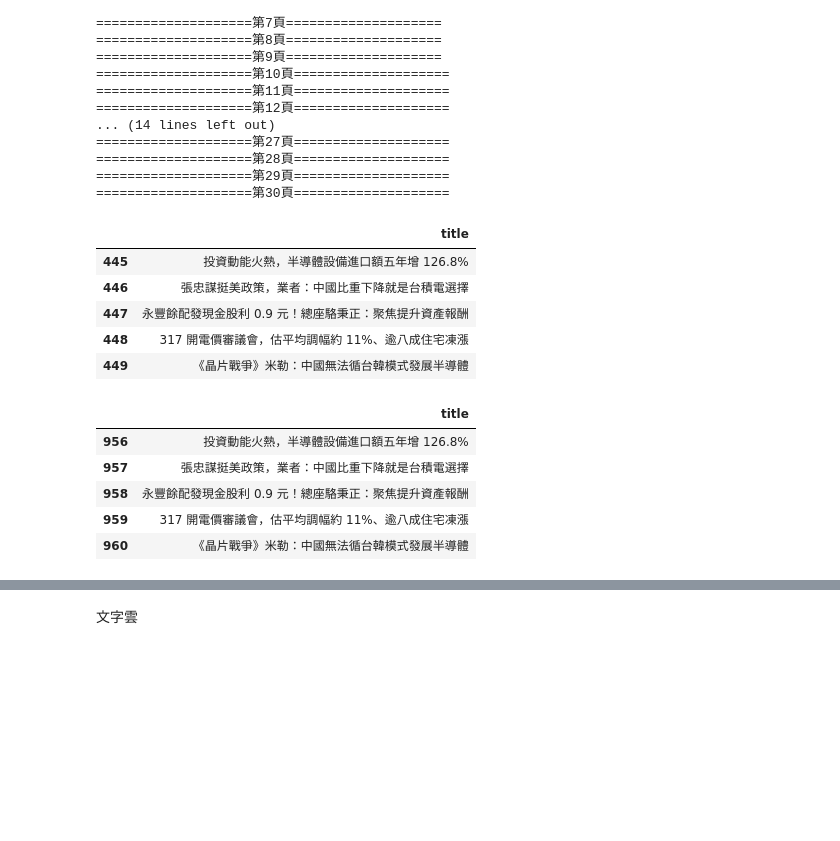
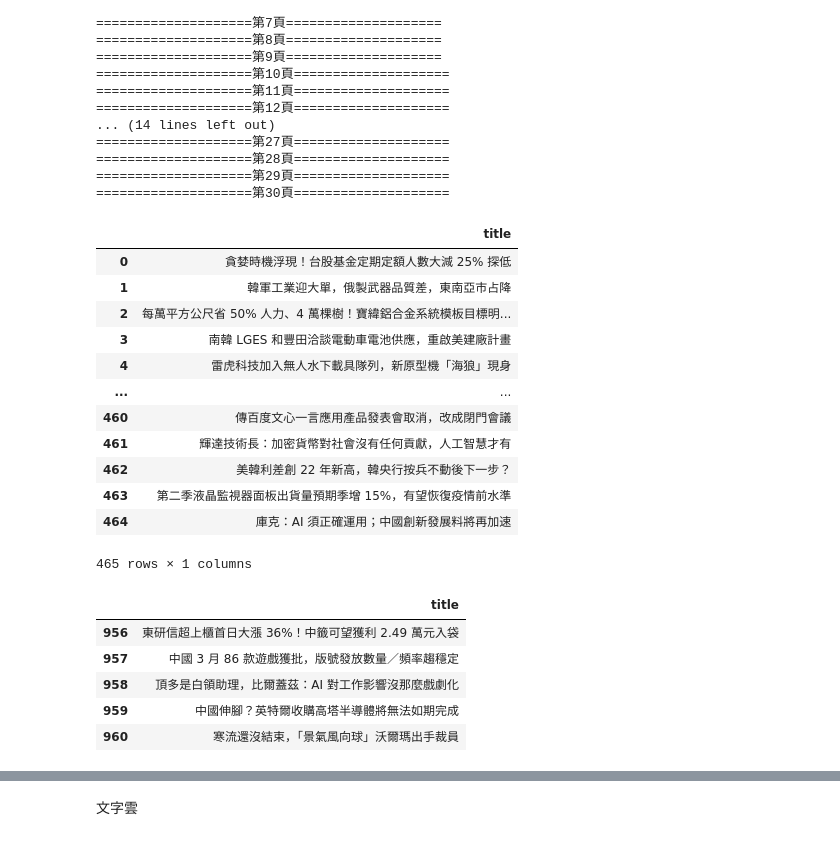
Before and after one commit to Ya-Rong/TP, a Jupyter notebook: final/crawler_final(wordcloud).ipynb, the cells around one changed output, grey strips where cells are left out. Drawn from its saved outputs; the diff is of its cells as text; code cells hidden in the pictures; blank space fills up the shorter version.

```diff
--- a/final/crawler_final(wordcloud).ipynb
+++ b/final/crawler_final(wordcloud).ipynb
@@ -222,7 +222,7 @@ for title in titles:
         if 47 != ord(char):#用ASCII找 https://www.ascii-code.com/
             string += char
     #幫他放入list
-    title_list1.append(string)
+    title_list2.append(string)
 # print(title_list)
 # print(f"====================第1頁====================")
 
@@ -269,14 +269,21 @@ for page in range(1, 31):  # 執行1~3頁
 # %%
 import pandas as pd
 df = pd.DataFrame(title_list2, columns=['title'])
-df.tail()
+df
 # %% [output]
 |  | title |
-| 445 | 投資動能火熱，半導體設備進口額五年增 126.8% |
-| 446 | 張忠謀挺美政策，業者：中國比重下降就是台積電選擇 |
-| 447 | 永豐餘配發現金股利 0.9 元！總座駱秉正：聚焦提升資產報酬 |
-| 448 | 317 開電價審議會，估平均調幅約 11%、逾八成住宅凍漲 |
-| 449 | 《晶片戰爭》米勒：中國無法循台韓模式發展半導體 |
+| 0 | 貪婪時機浮現！台股基金定期定額人數大減 25% 探低 |
+| 1 | 韓軍工業迎大單，俄製武器品質差，東南亞市占降 |
+| 2 | 每萬平方公尺省 50% 人力、4 萬棵樹！寶緯鋁合金系統模板目標明... |
+| 3 | 南韓 LGES 和豐田洽談電動車電池供應，重啟美建廠計畫 |
+| 4 | 雷虎科技加入無人水下載具隊列，新原型機「海狼」現身 |
+| ... | ... |
+| 460 | 傳百度文心一言應用產品發表會取消，改成閉門會議 |
+| 461 | 輝達技術長：加密貨幣對社會沒有任何貢獻，人工智慧才有 |
+| 462 | 美韓利差創 22 年新高，韓央行按兵不動後下一步？ |
+| 463 | 第二季液晶監視器面板出貨量預期季增 15%，有望恢復疫情前水準 |
+| 464 | 庫克：AI 須正確運用；中國創新發展料將再加速 |
+465 rows × 1 columns
 # %%
 # 合併新聞標題
 title_list1.extend(title_list2)
@@ -288,11 +295,11 @@ orgdata = pd.DataFrame(result, columns=['title'])
 orgdata.tail()
 # %% [output]
 |  | title |
-| 956 | 投資動能火熱，半導體設備進口額五年增 126.8% |
-| 957 | 張忠謀挺美政策，業者：中國比重下降就是台積電選擇 |
-| 958 | 永豐餘配發現金股利 0.9 元！總座駱秉正：聚焦提升資產報酬 |
-| 959 | 317 開電價審議會，估平均調幅約 11%、逾八成住宅凍漲 |
-| 960 | 《晶片戰爭》米勒：中國無法循台韓模式發展半導體 |
+| 956 | 東研信超上櫃首日大漲 36%！中籤可望獲利 2.49 萬元入袋 |
+| 957 | 中國 3 月 86 款遊戲獲批，版號發放數量／頻率趨穩定 |
+| 958 | 頂多是白領助理，比爾蓋茲：AI 對工作影響沒那麼戲劇化 |
+| 959 | 中國伸腳？英特爾收購高塔半導體將無法如期完成 |
+| 960 | 寒流還沒結束，「景氣風向球」沃爾瑪出手裁員 |
 # %%
 import jieba
 import jieba.analyse
```
Also changed, not shown: parts of 11 cells of this notebook, 4 other files.
